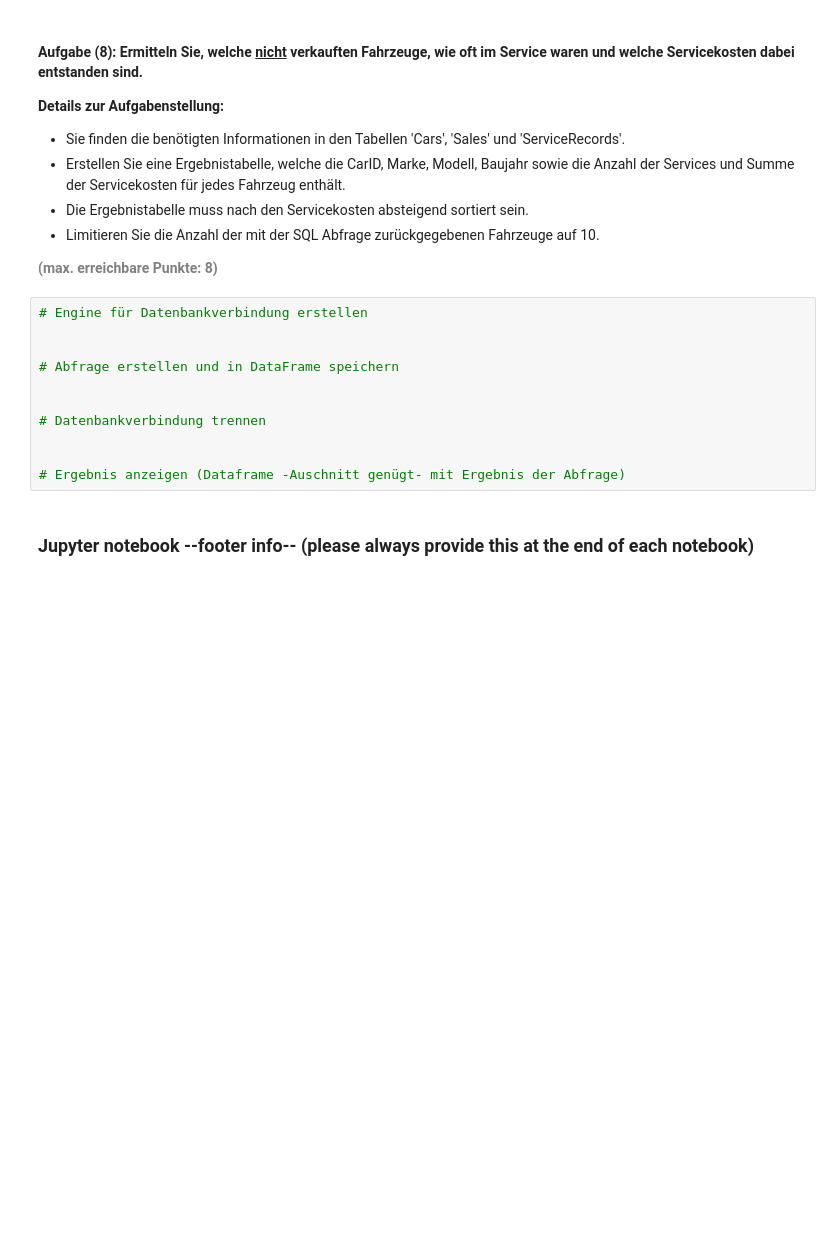
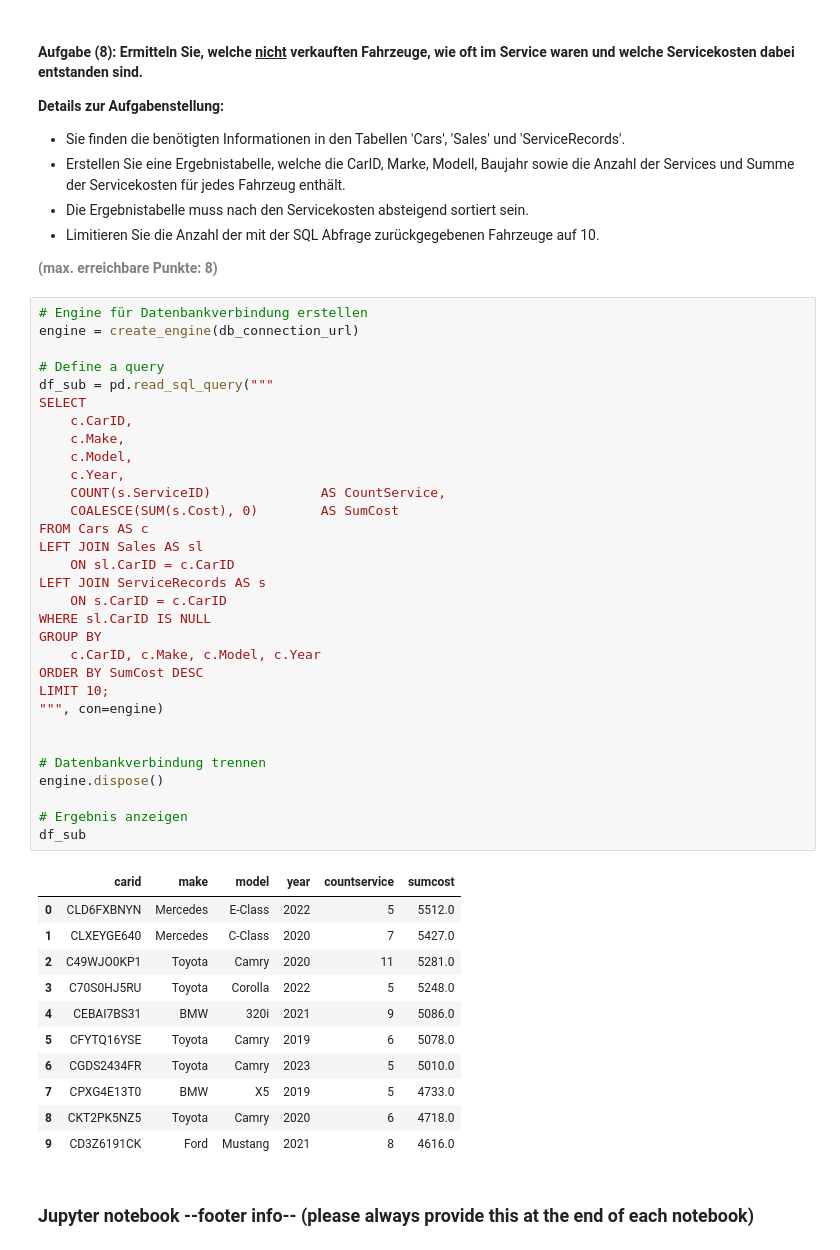
Before and after one commit to mirodn/python_postgresql_pgadmin, a Jupyter notebook: AP01/AP01_Mgmt_Nutzung_Relationale_Daten.ipynb, the cells around one changed output. Drawn from its saved outputs; the diff is of its cells as text; blank space fills up the shorter version.

```diff
--- a/AP01/AP01_Mgmt_Nutzung_Relationale_Daten.ipynb
+++ b/AP01/AP01_Mgmt_Nutzung_Relationale_Daten.ipynb
@@ -436,15 +496,47 @@ df_sub
 <b style="color: gray;">(max. erreichbare Punkte: 8)</b>
 # %%
 # Engine für Datenbankverbindung erstellen
+engine = create_engine(db_connection_url)
 
-
-# Abfrage erstellen und in DataFrame speichern
+# Define a query
+df_sub = pd.read_sql_query("""
+SELECT
+    c.CarID,
+    c.Make,
+    c.Model,
+    c.Year,
+    COUNT(s.ServiceID)              AS CountService,
+    COALESCE(SUM(s.Cost), 0)        AS SumCost
+FROM Cars AS c
+LEFT JOIN Sales AS sl
+    ON sl.CarID = c.CarID
+LEFT JOIN ServiceRecords AS s
+    ON s.CarID = c.CarID
+WHERE sl.CarID IS NULL
+GROUP BY
+    c.CarID, c.Make, c.Model, c.Year
+ORDER BY SumCost DESC
+LIMIT 10;
+""", con=engine)
 
 
 # Datenbankverbindung trennen
+engine.dispose()
 
-
-# Ergebnis anzeigen (Dataframe -Auschnitt genügt- mit Ergebnis der Abfrage)
+# Ergebnis anzeigen
+df_sub
+# %% [output]
+|  | carid | make | model | year | countservice | sumcost |
+| 0 | CLD6FXBNYN | Mercedes | E-Class | 2022 | 5 | 5512.0 |
+| 1 | CLXEYGE640 | Mercedes | C-Class | 2020 | 7 | 5427.0 |
+| 2 | C49WJO0KP1 | Toyota | Camry | 2020 | 11 | 5281.0 |
+| 3 | C70S0HJ5RU | Toyota | Corolla | 2022 | 5 | 5248.0 |
+| 4 | CEBAI7BS31 | BMW | 320i | 2021 | 9 | 5086.0 |
+| 5 | CFYTQ16YSE | Toyota | Camry | 2019 | 6 | 5078.0 |
+| 6 | CGDS2434FR | Toyota | Camry | 2023 | 5 | 5010.0 |
+| 7 | CPXG4E13T0 | BMW | X5 | 2019 | 5 | 4733.0 |
+| 8 | CKT2PK5NZ5 | Toyota | Camry | 2020 | 6 | 4718.0 |
+| 9 | CD3Z6191CK | Ford | Mustang | 2021 | 8 | 4616.0 |
 # %% [markdown]
 ### Jupyter notebook --footer info-- (please always provide this at the end of each notebook)
 # %%
```
Also changed, not shown: parts of 5 cells of this notebook, 1 other file.
